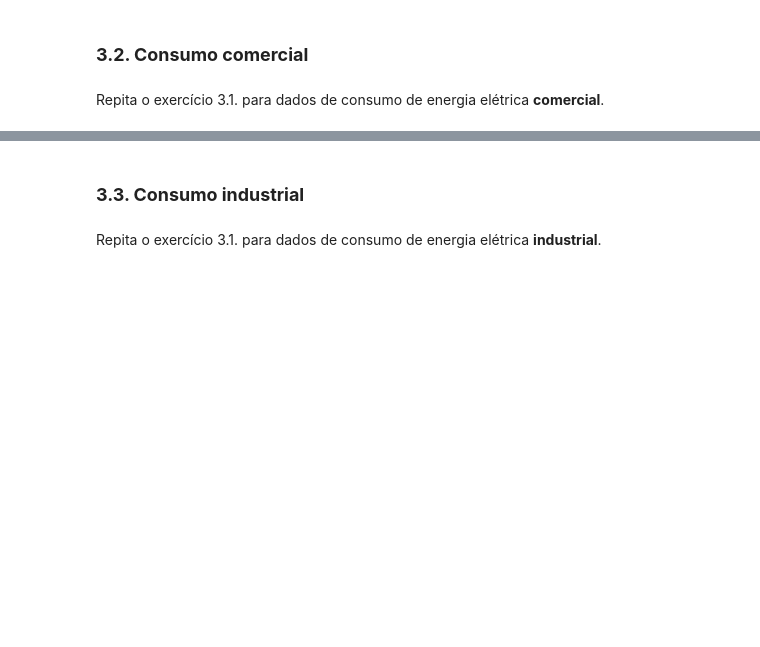
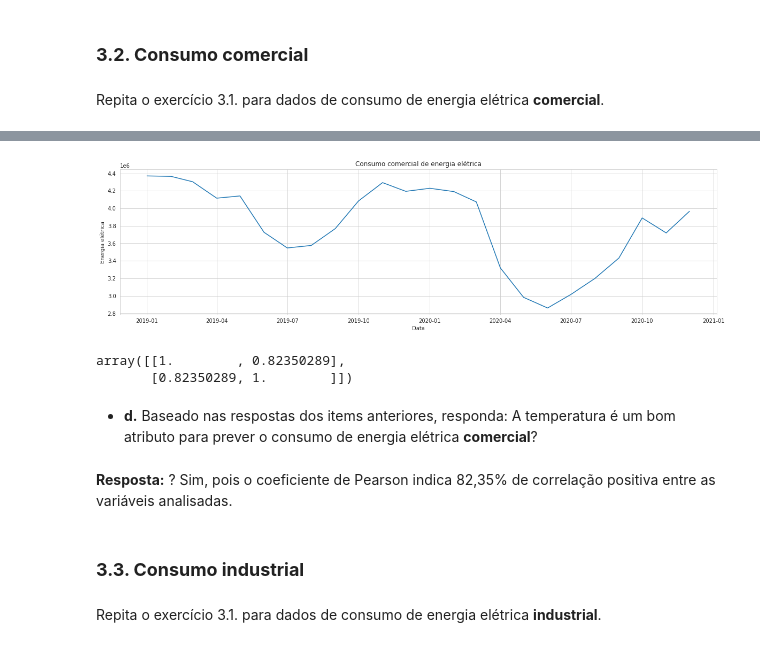
Before and after one commit to armando-nahmias/EBAC, a Jupyter notebook: AD/PAD_M27_Resposta.ipynb, the cells around one changed output, grey strips where cells are left out. Drawn from its saved outputs; the diff is of its cells as text; code cells hidden in the pictures; blank space fills up the shorter version.

```diff
--- a/AD/PAD_M27_Resposta.ipynb
+++ b/AD/PAD_M27_Resposta.ipynb
@@ -131,3 +255,21 @@ Repita o exercício 3.1. para dados de consumo de energia elétrica **comercial*
+# %%
+# resposta da questão 3.2.b
+with sns.axes_style('whitegrid'):
+    grafico = sns.lineplot(data=energia, x='referencia', y='comercial')
+    grafico.set(title='Consumo comercial de energia elétrica', xlabel='Data', ylabel='Energia elétrica')
+    grafico.figure.set_size_inches(20,5)
+# %% [output]
+[figure, added]
+# %%
+# resposta da questão 3.2.c
+np.corrcoef(energia['comercial'], temperatura['temp-media'])
+# %% [output]
+array([[1.        , 0.82350289],
+       [0.82350289, 1.        ]])
+# %% [markdown]
+ - **d.** Baseado nas respostas dos items anteriores, responda: A temperatura é um bom atributo para prever o consumo de energia elétrica **comercial**?
+# %% [markdown]
+**Resposta:** ? Sim, pois o coeficiente de Pearson indica 82,35% de correlação positiva entre as variáveis analisadas.
 # %% [markdown]
 ### **3.3. Consumo industrial**
 # %% [markdown]
```
Also changed, not shown: parts of 33 cells of this notebook, 1 other file.
